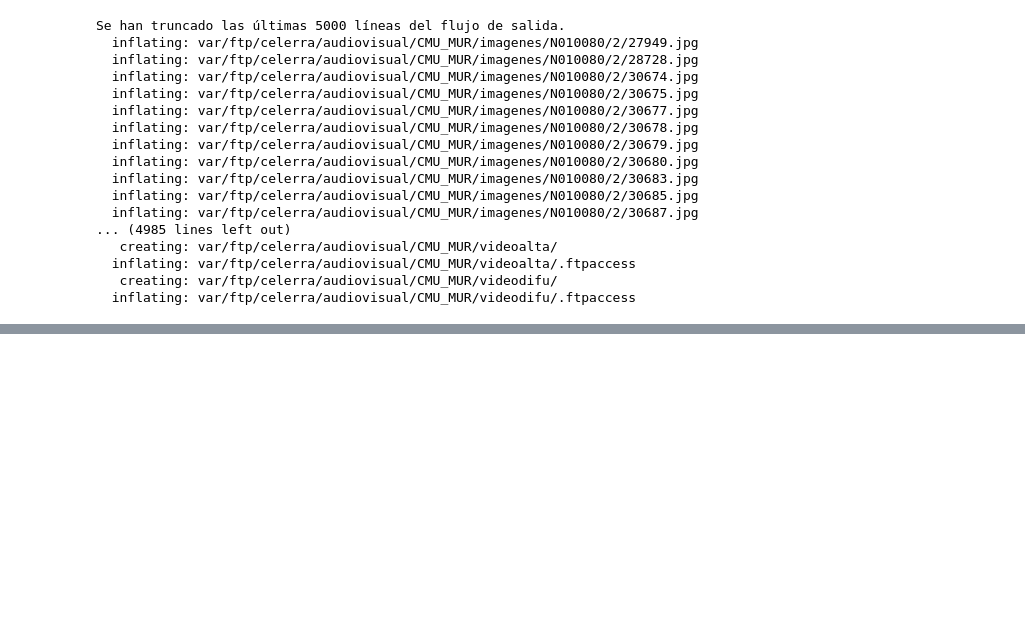
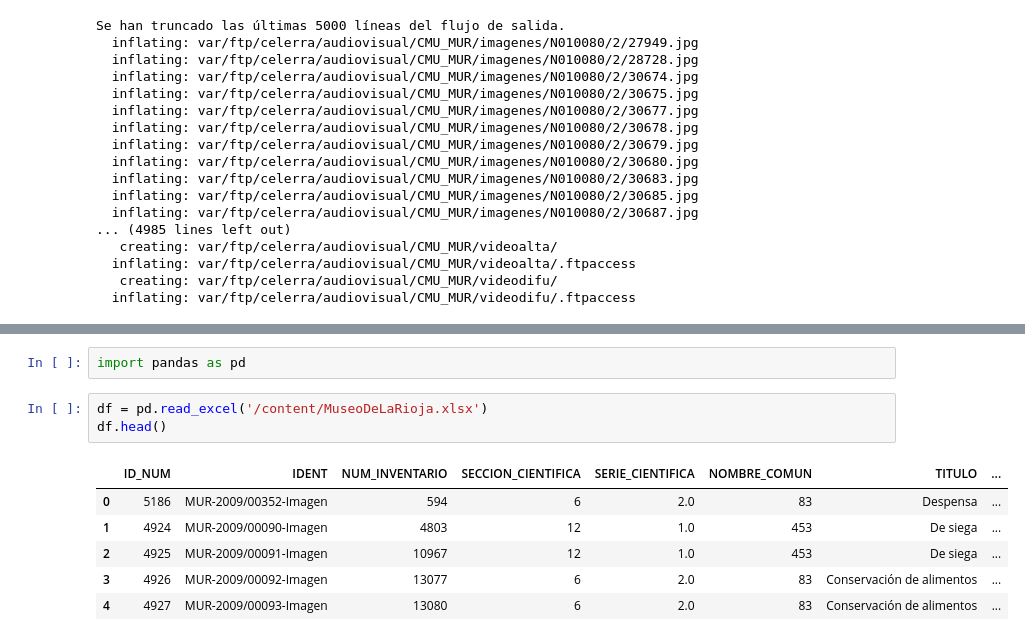
Before and after one commit to IA2021UR/trabajo-ia-en-la-comunidad-de-la-rioja-equipo-10, a Jupyter notebook: Trabajo.ipynb, the cells around one changed output, grey strips where cells are left out. Drawn from its saved outputs; the diff is of its cells as text; blank space fills up the shorter version.

```diff
--- a/Trabajo.ipynb
+++ b/Trabajo.ipynb
@@ -113,0 +107,12 @@ Downloaded: 1 files, 2.2M in 0.2s (12.5 MB/s)
+# %%
+import pandas as pd
+# %%
+df = pd.read_excel('/content/MuseoDeLaRioja.xlsx')
+df.head()
+# %% [output]
+|  | ID_NUM | IDENT | NUM_INVENTARIO | SECCION_CIENTIFICA | SERIE_CIENTIFICA | NOMBRE_COMUN | TITULO | ... |
+| 0 | 5186 | MUR-2009/00352-Imagen | 594 | 6 | 2.0 | 83 | Despensa | ... |
+| 1 | 4924 | MUR-2009/00090-Imagen | 4803 | 12 | 1.0 | 453 | De siega | ... |
+| 2 | 4925 | MUR-2009/00091-Imagen | 10967 | 12 | 1.0 | 453 | De siega | ... |
+| 3 | 4926 | MUR-2009/00092-Imagen | 13077 | 6 | 2.0 | 83 | Conservación de alimentos | ... |
+| 4 | 4927 | MUR-2009/00093-Imagen | 13080 | 6 | 2.0 | 83 | Conservación de alimentos | ... |
```
Also changed, not shown: parts of 3 cells of this notebook.
